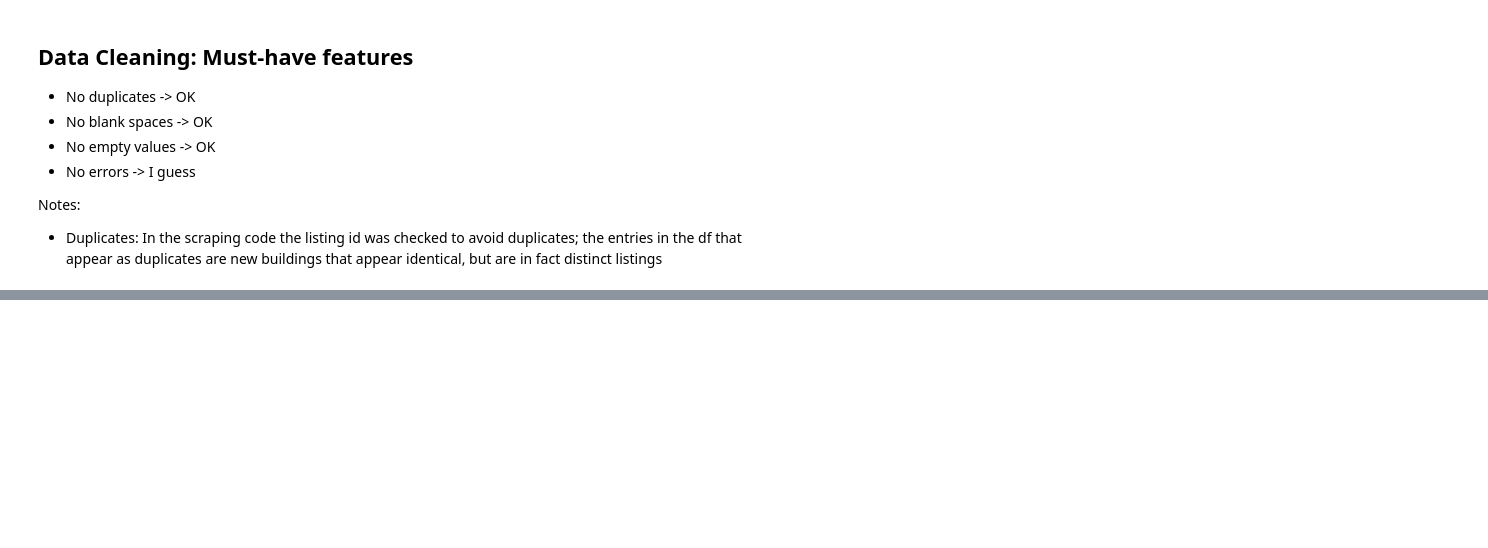
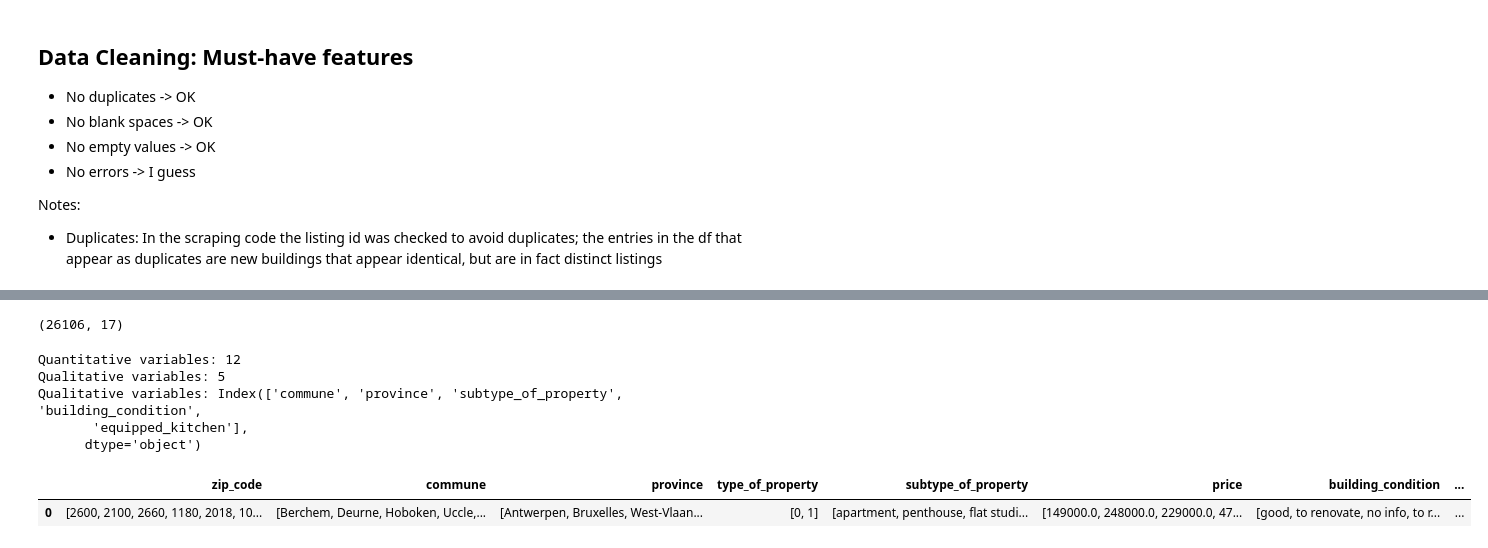
Before and after one commit to Alkszo/immo_eliza_analysis, a Jupyter notebook: notebooks/Miriam-notebook.ipynb, the cells around one changed output, grey strips where cells are left out. Cells and saved outputs as stored; diff of their text form; code cells hidden in the pictures; blank space fills up the shorter version.

```diff
--- a/notebooks/Miriam-notebook.ipynb
+++ b/notebooks/Miriam-notebook.ipynb
@@ -139,0 +166,31 @@ df_cleaned = pd.read_csv("../cleaned-data.csv")
+# %%
+dfc.shape
+# %% [output]
+(26106, 17)
+# %%
+# Count quantitative (numerical) variables
+quantitative_vars = df.select_dtypes(include=['int64', 'float64']).columns
+num_quantitative = len(quantitative_vars)
+
+# Count qualitative (categorical) variables
+qualitative_vars = df.select_dtypes(include=['object', 'category']).columns
+num_qualitative = len(qualitative_vars)
+
+print(f"Quantitative variables: {num_quantitative}")
+print(f"Qualitative variables: {num_qualitative}")
+
+print(f"Qualitative variables: {qualitative_vars}")
+# %% [output]
+Quantitative variables: 12
+Qualitative variables: 5
+Qualitative variables: Index(['commune', 'province', 'subtype_of_property', 'building_condition',
+       'equipped_kitchen'],
+      dtype='object')
+# %%
+# Extract unique values for each column
+unique_values = pd.DataFrame({col: [dfc[col].unique()] for col in df.columns})
+
+unique_values
+# %% [output]
+|  | zip_code | commune | province | type_of_property | subtype_of_property | price | building_condition | ... |
+| 0 | [2600, 2100, 2660, 1180, 2018, 10... | [Berchem, Deurne, Hoboken, Uccle,... | [Antwerpen, Bruxelles, West-Vlaan... | [0, 1] | [apartment, penthouse, flat studi... | [149000.0, 248000.0, 229000.0, 47... | [good, to renovate, no info, to r... | ... |
```
Also changed, not shown: parts of 14 cells of this notebook.
